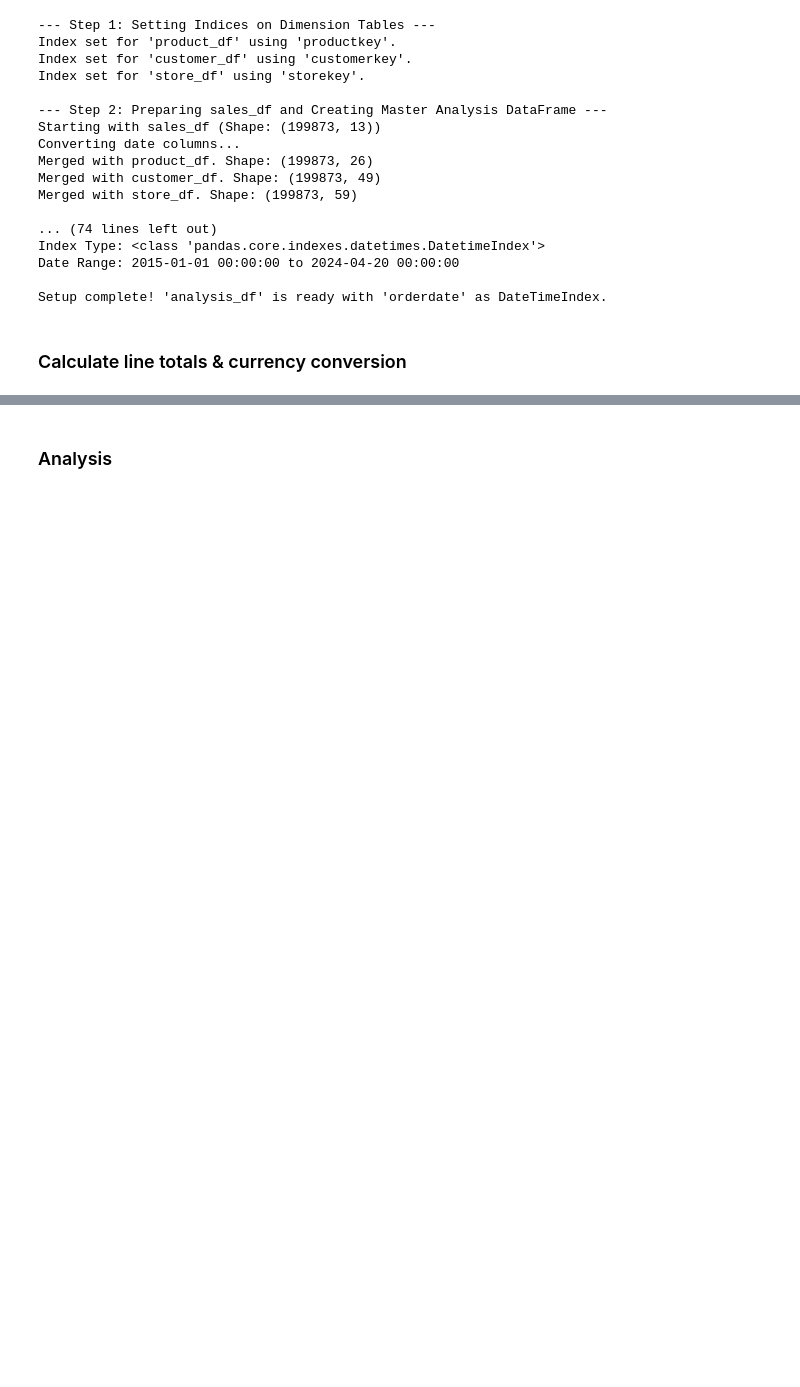
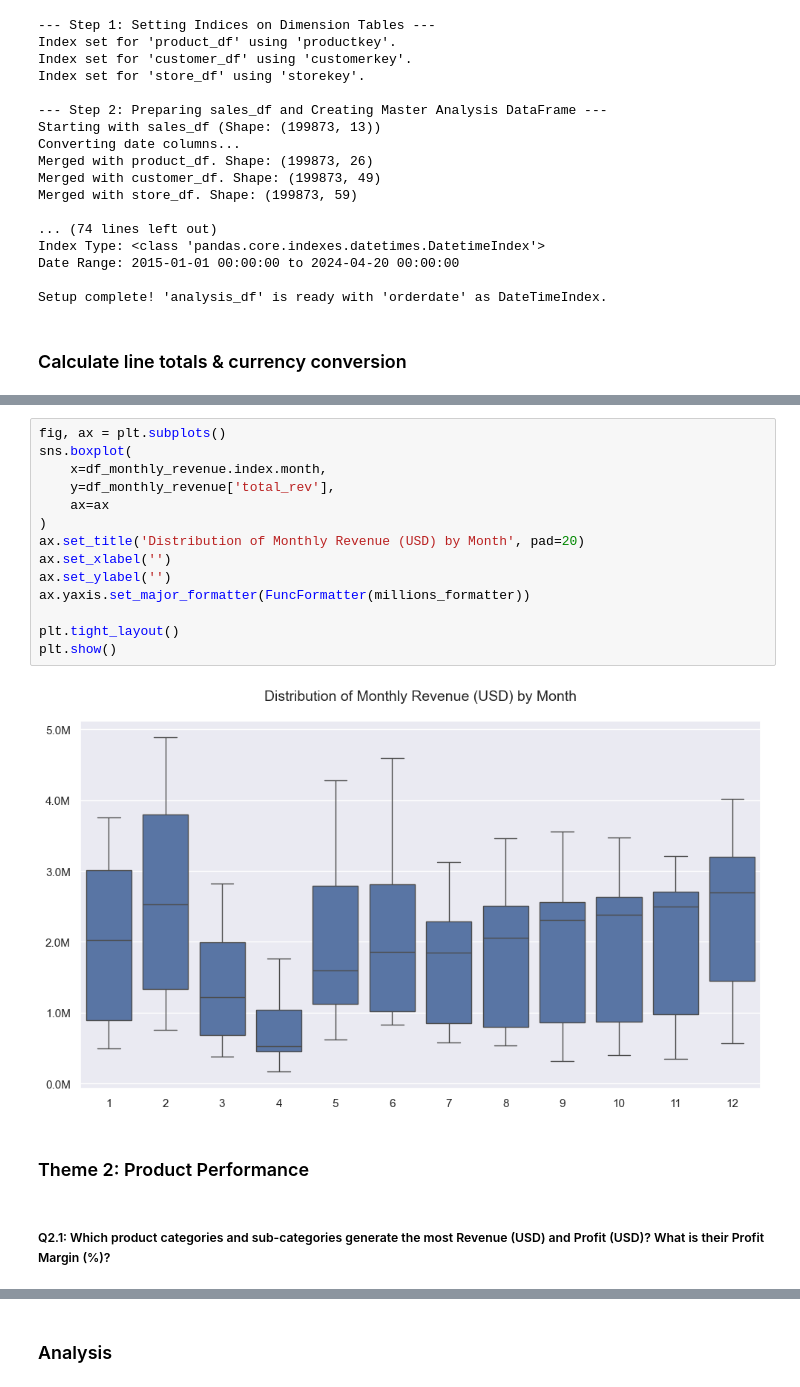
Before and after one commit to ChuSeng99/contoso, a Jupyter notebook: contoso.ipynb, the cells around one changed output, grey strips where cells are left out. Saved outputs shown, nothing was run; the diff lists cells and outputs as text; blank space fills up the shorter version.

Commit message:
Feat: Complete Theme 1 and Theme 2

```diff
--- a/contoso.ipynb
+++ b/contoso.ipynb
@@ -517,0 +642,20 @@ df[['orderkey', 'quantity', 'unitprice', 'unitcost', 'netprice', 'quantity', 'cu
+# %%
+fig, ax = plt.subplots()
+sns.boxplot(
+    x=df_monthly_revenue.index.month,
+    y=df_monthly_revenue['total_rev'],
+    ax=ax
+)
+ax.set_title('Distribution of Monthly Revenue (USD) by Month', pad=20)
+ax.set_xlabel('')
+ax.set_ylabel('')
+ax.yaxis.set_major_formatter(FuncFormatter(millions_formatter))
+
+plt.tight_layout()
+plt.show()
+# %% [output]
+[figure, added]
+# %% [markdown]
+### Theme 2: Product Performance
+# %% [markdown]
+##### Q2.1: Which product categories and sub-categories generate the most Revenue (USD) and Profit (USD)? What is their Profit Margin (%)?
```
Also changed, not shown: parts of 22 cells of this notebook, 8 other files.
